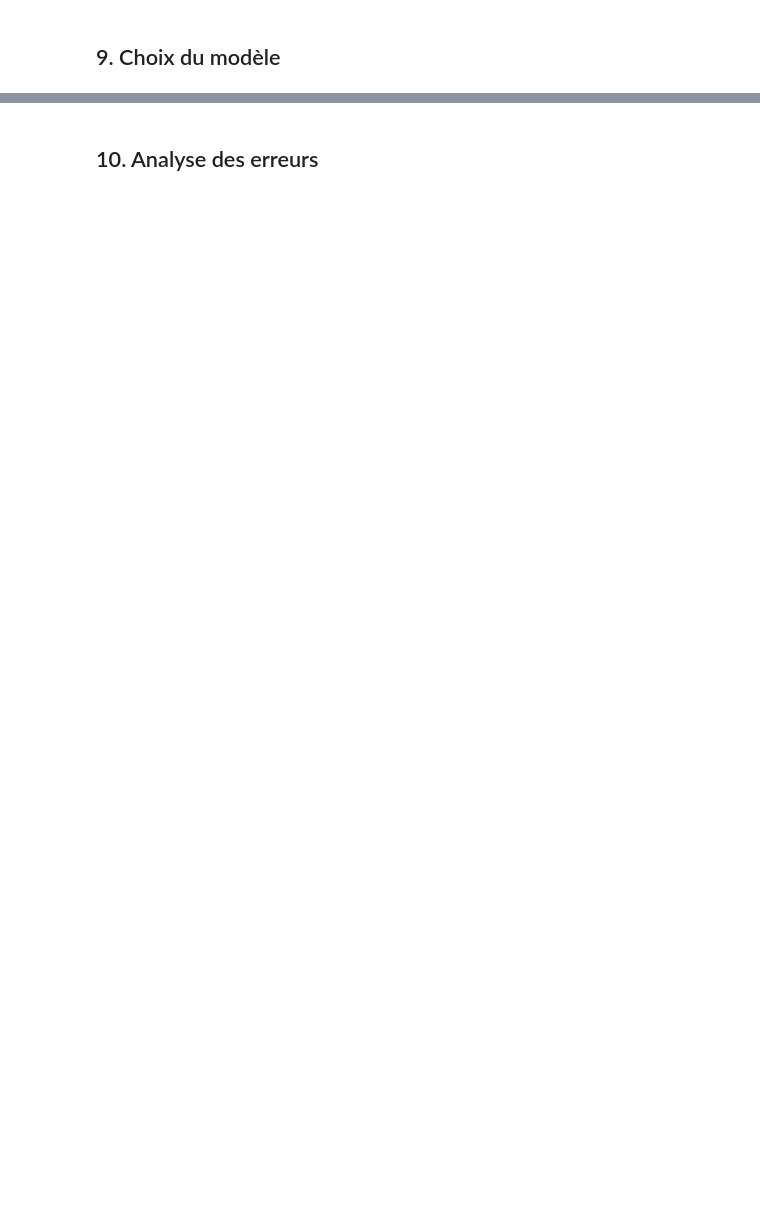
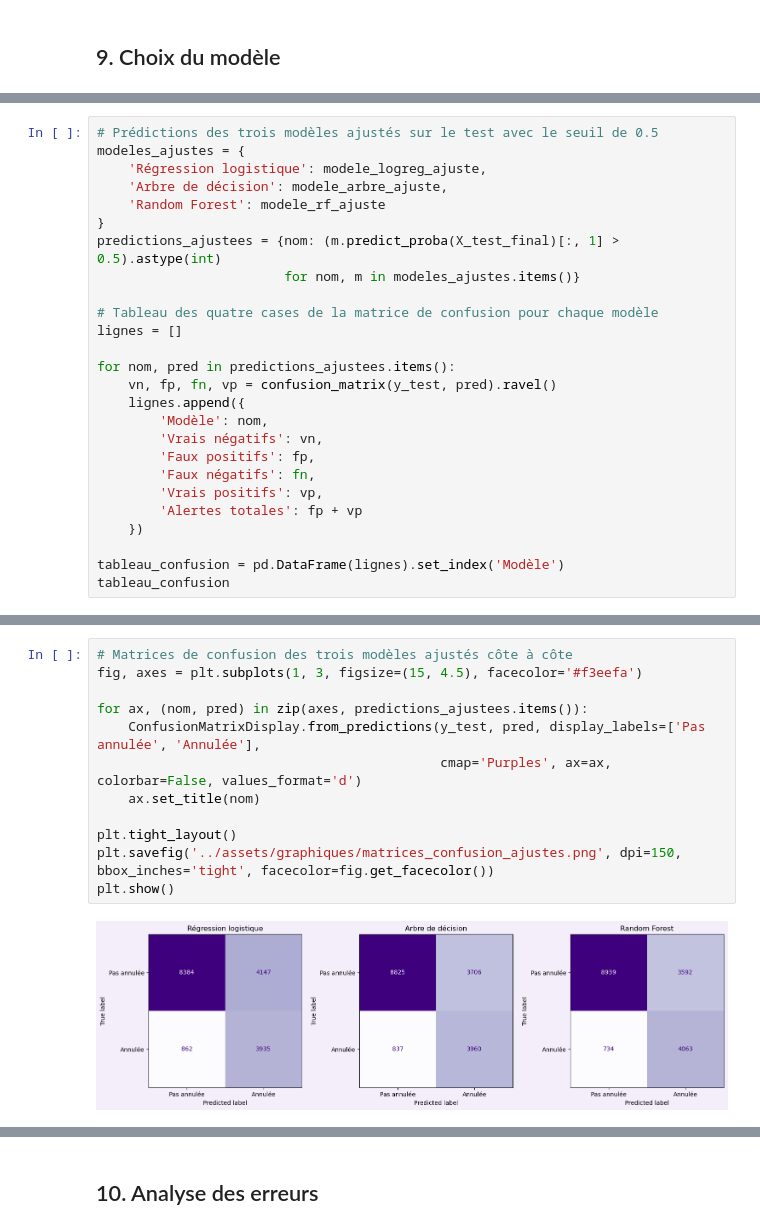
Before and after one commit to LudivineThinet/projet_hotel_booking, a Jupyter notebook: notebook/ML_Hotel_Booking.ipynb, the cells around one changed output, grey strips where cells are left out. Drawn from its saved outputs; the diff is of its cells as text; blank space fills up the shorter version.

```diff
--- a/notebook/ML_Hotel_Booking.ipynb
+++ b/notebook/ML_Hotel_Booking.ipynb
@@ -776,0 +1921,26 @@ print(pred_dummy.shape, pred_logreg.shape, pred_arbre.shape, pred_rf.shape)
+# %%
+# Prédictions des trois modèles ajustés sur le test avec le seuil de 0.5
+modeles_ajustes = {
+    'Régression logistique': modele_logreg_ajuste,
+    'Arbre de décision': modele_arbre_ajuste,
+    'Random Forest': modele_rf_ajuste
+}
+predictions_ajustees = {nom: (m.predict_proba(X_test_final)[:, 1] > 0.5).astype(int)
+                        for nom, m in modeles_ajustes.items()}
+
+# Tableau des quatre cases de la matrice de confusion pour chaque modèle
+lignes = []
+
+for nom, pred in predictions_ajustees.items():
+    vn, fp, fn, vp = confusion_matrix(y_test, pred).ravel()
+    lignes.append({
+        'Modèle': nom,
+        'Vrais négatifs': vn,
+        'Faux positifs': fp,
+        'Faux négatifs': fn,
+        'Vrais positifs': vp,
+        'Alertes totales': fp + vp
+    })
+
+tableau_confusion = pd.DataFrame(lignes).set_index('Modèle')
+tableau_confusion
@@ -776,0 +1953,14 @@ print(pred_dummy.shape, pred_logreg.shape, pred_arbre.shape, pred_rf.shape)
+# %%
+# Matrices de confusion des trois modèles ajustés côte à côte
+fig, axes = plt.subplots(1, 3, figsize=(15, 4.5), facecolor='#f3eefa')
+
+for ax, (nom, pred) in zip(axes, predictions_ajustees.items()):
+    ConfusionMatrixDisplay.from_predictions(y_test, pred, display_labels=['Pas annulée', 'Annulée'],
+                                            cmap='Purples', ax=ax, colorbar=False, values_format='d')
+    ax.set_title(nom)
+
+plt.tight_layout()
+plt.savefig('../assets/graphiques/matrices_confusion_ajustes.png', dpi=150, bbox_inches='tight', facecolor=fig.get_facecolor())
+plt.show()
+# %% [output]
+[figure, added]
```
Also changed, not shown: parts of 111 cells of this notebook.
